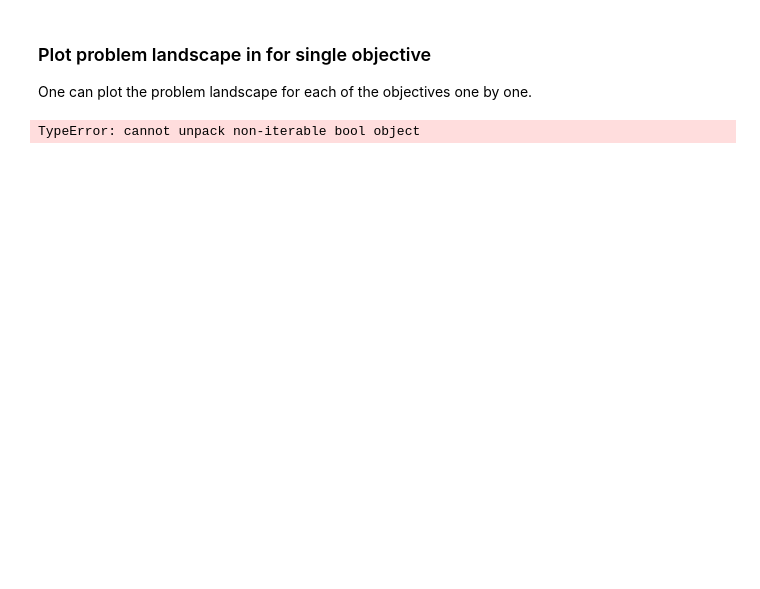
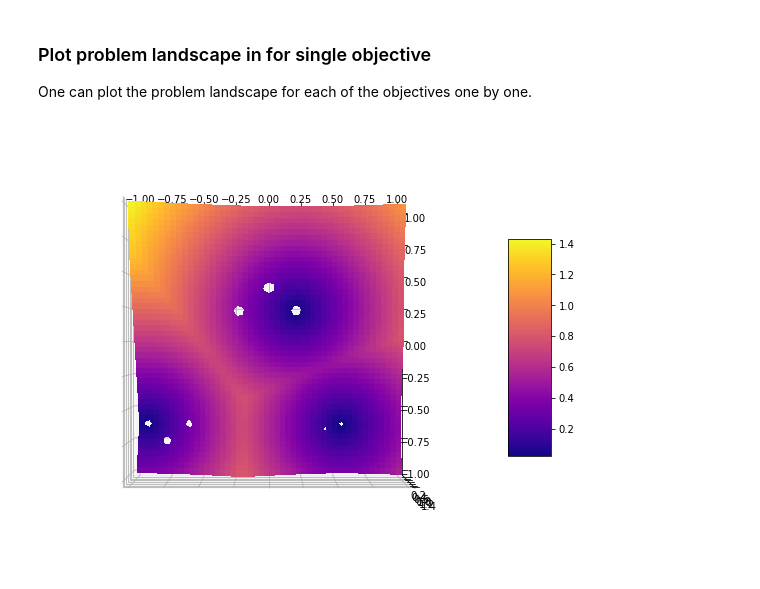
Before and after one commit to industrial-optimization-group/desdeo-problem, a Jupyter notebook: docs/notebooks/DBMOPP_tutorial.ipynb, the cells around one changed output. Saved outputs shown, nothing was run; the diff lists cells and outputs as text; code cells hidden in the pictures; blank space fills up the shorter version.

```diff
--- a/docs/notebooks/DBMOPP_tutorial.ipynb
+++ b/docs/notebooks/DBMOPP_tutorial.ipynb
@@ -80,7 +80,7 @@ TypeError: cannot unpack non-iterable bool object
 One can plot the problem landscape for each of the objectives one by one.
 # %%
 obj = 0 # just pick first objective as an example
-resolution = 100
+resolution = 300
 problem.plot_landscape_for_single_objective(obj, resolution)
 # %% [output]
-TypeError: cannot unpack non-iterable bool object
+[figure, added]
```
Also changed, not shown: parts of 6 cells of this notebook, 1 other file.
